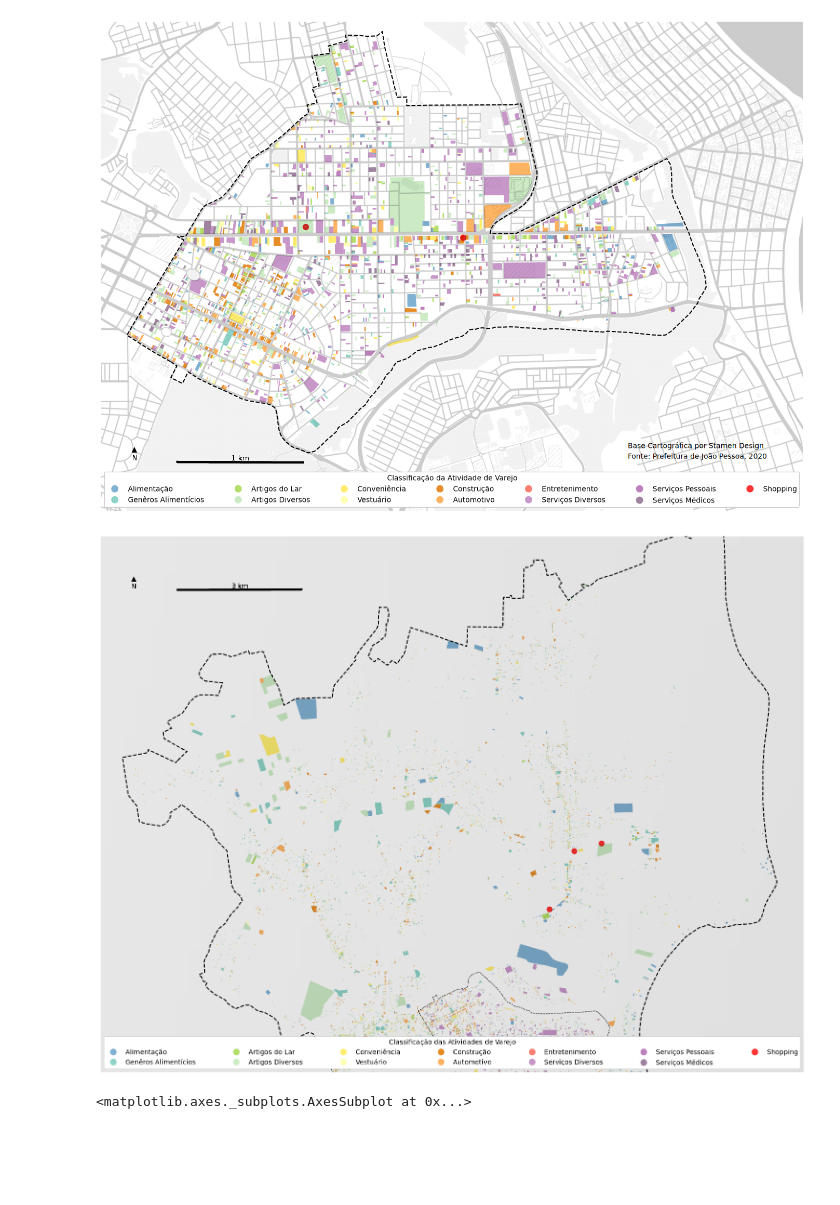
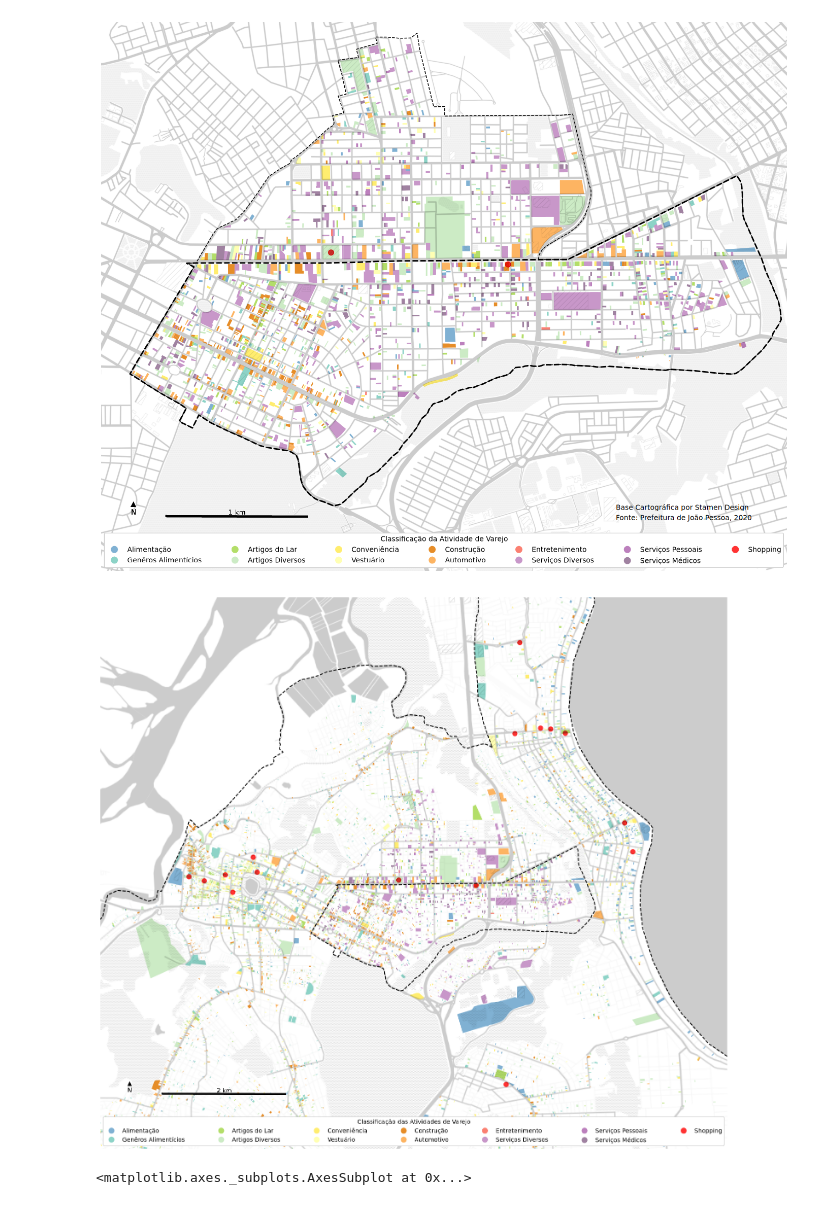
Before and after one commit to fc-anjos/cartografia-joao-pessoa, a Jupyter notebook: VAREJO.ipynb, the cells around one changed output. Drawn from its saved outputs; the diff is of its cells as text; code cells hidden in the pictures; blank space fills up the shorter version.

```diff
--- a/VAREJO.ipynb
+++ b/VAREJO.ipynb
@@ -195,7 +195,7 @@ def plot_categorical(df,
 
     #bairros.plot(ax=ax, facecolor='none', edgecolor='red', linewidth=0.4, linestyle='--', alpha=0.5)
     for i, border in enumerate(borders):
-        border_plot = border.plot(ax=ax, facecolor='none', edgecolor='black', linewidth=(1.5/(i+1)), linestyle='--')
+        border_plot = border.plot(ax=ax, facecolor='none', edgecolor='black', linewidth=(0.6+(i+1/2)), linestyle='--')
 
 
 
@@ -239,28 +239,31 @@ def plot_categorical(df,
 # %%
 plot_categorical(lotes_recorte,
                  'classifica',
-                 [recorte_maior],
+                 [recorte_maior, recorte_menor],
                  'varejo_area_recorte.pdf',
                  (730, 90),
                  (730, 75),
                  16,
                  'Classificação da Atividade de Varejo',
                  y_factor_bottom=1.3,
-                 x_factor_right=1.3)
+                 x_factor_right=1)
 # %% [output]
-[figure, old version]
+[figure, new version]
 # %%
 plot_categorical(lotes,
                  'classifica',
                  [limite_mun, recorte_menor],
                  'comercio_cidade.pdf',
                  (535, 27), (535, 10),
-                 1,
+                 14,
                  'Classificação das Atividades de Varejo',
-                 scale_extension=3,
-                 y_factor_bottom=0.3)
+                 scale_extension=2,
+                 y_factor_bottom=0.2,
+                 y_factor_top=0.7,
+                 x_factor_left=0.5,
+                 x_factor_right=0.7)
 # %% [output]
-[figure, old version]
+[figure, new version]
 # %%
 column = 'Area_Predi'
 fig, ax = plt.subplots()
```
